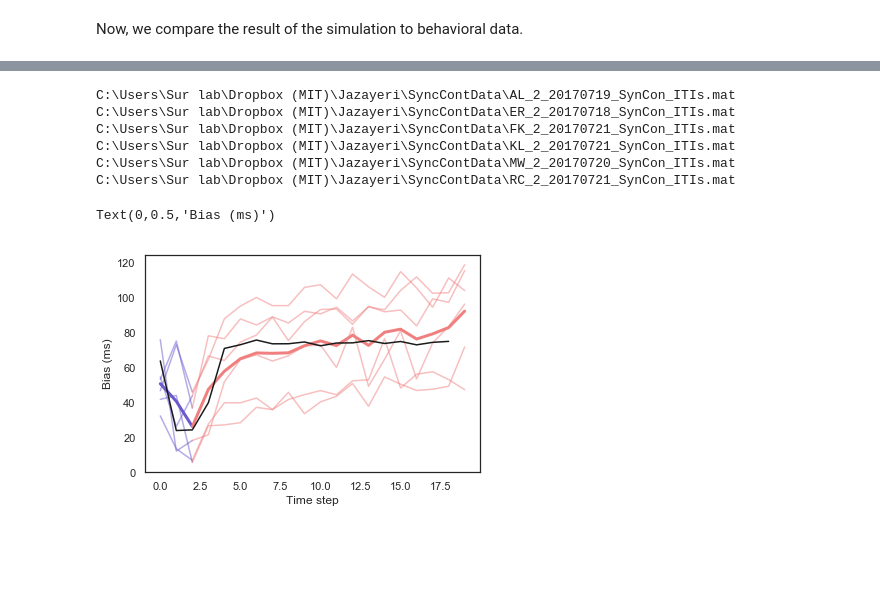
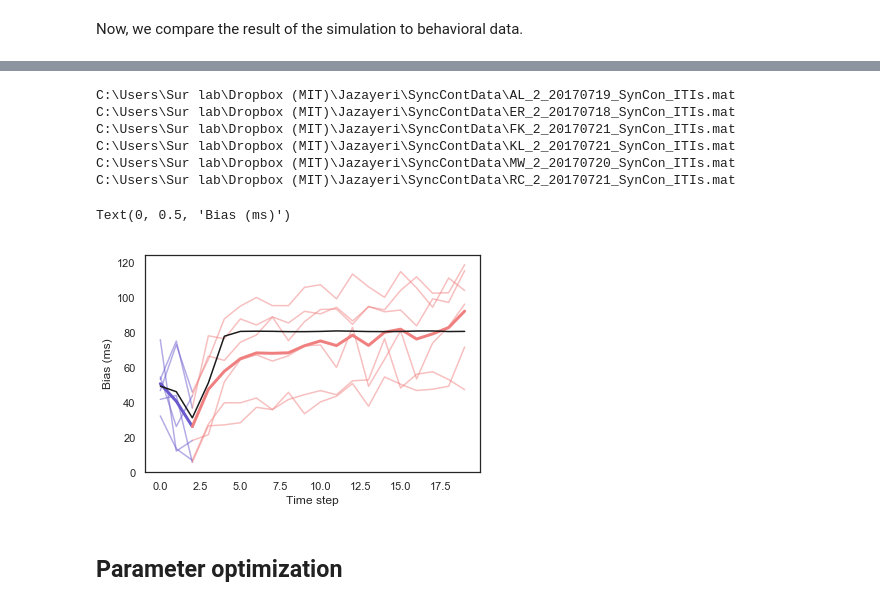
Before and after one commit to jazlab/SE_NL_MJ_2020, a Jupyter notebook: SynchronizationNetwork_noise.ipynb, the cells around one changed output, grey strips where cells are left out. Saved outputs shown, nothing was run; the diff lists cells and outputs as text; code cells hidden in the pictures; blank space fills up the shorter version.

```diff
--- a/SynchronizationNetwork_noise.ipynb
+++ b/SynchronizationNetwork_noise.ipynb
@@ -476,24 +487,22 @@ def dual_process_model_generalized(state_init, params, niter, durations):
 
     return u_sim, v_sim, y_sim, I_lst, sig_lst, u_p, v_p, y_p, I_p, production_lst
 # %%
-def simulate_synchronization2(ntrials=1, durations=[600, 600, 600, 600, 1000, 600, 600], sigma=0, K=3.0, initI=0.7, alpha=0.5):
+def simulate_synchronization2(sigma, K, initI, alpha, ntrials=1, durations=[600, 600, 600, 600, 1000, 600, 600]):
     # Initial run
     #ntrials = 1000
     #duration = 600 #ms
     #nstages = 10
-    PARAMS_DICT['sigma'] = sigma
-    PARAMS_DICT['K'] = K
-    PARAMS_DICT['alpha'] = alpha
 
     nbin = int(sum(np.divide(durations,PARAMS_DICT['dt'])))
     #print(nbin)
     state_init = [np.ones(ntrials) * initI,
-                  np.ones(ntrials) * 0.87,
-                  np.ones(ntrials) * 0.25,
-                  np.ones(ntrials) * 0.5,
+                  np.ones(ntrials) * PARAMS_DICT['uinit'],
+                  np.ones(ntrials) * PARAMS_DICT['vinit'],
+                  np.ones(ntrials) * PARAMS_DICT['yinit'],
                   0.0]
 
-    usim, vsim, ysim, Ilst, siglst, u_p, v_p, y_p, I_p, production_lst = dual_process_model_generalized(state_init, PARAMS_DICT, nbin, durations)
+    usim, vsim, ysim, Ilst, siglst, u_p, v_p, y_p, I_p, production_lst = dual_process_model_generalized(state_init,
+                                                                        PARAMS_DICT, nbin, durations, sigma, K, alpha)
 
 
     return usim, vsim, ysim, Ilst, siglst, u_p, v_p, y_p, I_p, np.array(production_lst)
@@ -616,9 +625,9 @@ durs = np.linspace(500, 850, 5)
 meanITIs = []
 
 for interval in durs:
-    usim, vsim, ysim, Ilst, siglst, u_p, v_p, y_p, I_p, production_lst = simulate_synchronization2(ntrials=100,
-                                                                               durations=[interval] * 4 + [20000],
-                                                                               sigma=0.01, K=2.5, initI=0.77, alpha = 0.05)
+    usim, vsim, ysim, Ilst, siglst, u_p, v_p, y_p, I_p, production_lst = simulate_synchronization2(sigma=0.01, K=2.5,
+                                                                            initI=0.77, alpha = 0.05, ntrials=100,
+                                                                               durations=[interval] * 4 + [20000])
 
     # Find the IPI (inter-production interval)
     ipi_lst = []
@@ -759,12 +767,13 @@ def find_bias_all(IPI_mean, durs, tmax):
 
     return np.sqrt(np.nanmean(Bias**2, axis=1)) * 1000
 # %%
-dirlst = glob.glob('C:\Users\Sur lab\Dropbox (MIT)\Jazayeri\SyncContData\*_2_*ITIs.mat')
+dirlst = glob.glob('C:\\Users\\Sur lab\\Dropbox (MIT)\\Jazayeri\\SyncContData\\*_2_*ITIs.mat')
 # %%
 def simulate_sync_cont_bias(ntrials, sigma, K, initI, alpha):
     '''Simulate synchronization continuation and return the array of bias'''
-    durs = np.linspace(500, 850, 5)
+    durs = np.linspace(550, 817, 5)
     meanITIs = []
+    stdITIs = []
 
     for interval in durs:
         usim, vsim, ysim, Ilst, siglst, u_p, v_p, y_p, I_p, production_lst = simulate_synchronization2(ntrials=ntrials,
@@ -776,14 +785,22 @@ def simulate_sync_cont_bias(ntrials, sigma, K, initI, alpha):
         for i in range(production_lst.shape[1]):
             single_production = production_lst[:,i]
             #print(len(np.nonzero(single_production)[0]))
-            ipi_lst.append(np.diff(np.nonzero(single_production)[0])[1:20])
+            ipi_lst.append(np.diff(np.nonzero(single_production)[0])[1:21])
         meanline = np.mean(np.array(ipi_lst), axis=0)
+        stdline = np.std(np.array(ipi_lst), axis=0)
         meanITIs.append(meanline)
+        stdITIs.append(stdline)
 
     meanITIs = np.array(meanITIs)
+    #print(meanITIs)
+    stdITIs = np.array(stdITIs)
+    #print(stdITIs)
+
     bias_individual = meanITIs * 10 - durs[:,np.newaxis]
     bias_all_sim = np.sum(bias_individual**2, axis=0)
-    return np.sqrt(bias_all_sim) / len(durs)
+    std_all_sim = np.sum(stdITIs**2, axis=0)
+
+    return np.sqrt(bias_all_sim) / len(durs), np.sqrt(std_all_sim) / len(durs)
 # %%
 # Load the processed data
 plotlst = [0,3,4,5,6,7]
@@ -792,34 +809,38 @@ bias_all_lst = np.zeros((len(plotlst), tmax))
 color1 = 'slateblue'
 color2 = 'lightcoral'
 
 for id, i in enumerate(plotlst):
     filename = dirlst[i]
     print(filename)
     data = scipy.io.loadmat(filename)
     durs = data['durs'].flatten()
     splits = data['allDur_splits']
 
     # Plot the mean IPI
     IPI_mean = data['allDur_mean'][0]
     bias = find_bias_all(IPI_mean, durs, tmax=tmax)
     bias_all_lst[id,:] = bias
     plt.plot(bias[:3], color1, alpha=0.5)
     plt.plot(range(2,20), bias[2:], color2, alpha=0.5)
 
-bias_sim = simulate_sync_cont_bias(ntrials=20, sigma=0.01, K=3.5, initI=0.755, alpha=0.25)
+#bias_sim_mean, bias_sim_std = simulate_sync_cont_bias(ntrials=21, sigma=0.01, K=3.5, initI=0.755, alpha=0.25)
+bias_sim_mean, bias_sim_std = simulate_sync_cont_bias(ntrials=1000, sigma=0.01, K=1.13, initI=0.763, alpha=0.2)
+#1.1666867783815724 0.7658983506973202 0.1900332359160799
 
 ## Plot Figure 8e
 plt.plot(np.nanmean(bias_all_lst,axis=0)[:3], color1, linewidth=3)
 plt.plot(range(2,20), np.nanmean(bias_all_lst,axis=0)[2:], color2, linewidth=3)
-plt.plot(bias_sim, 'k')
+plt.plot(bias_sim_mean, 'k')
 plt.xlabel('Time step')
 plt.ylabel('Bias (ms)')
 # %% [output]
 C:\Users\Sur lab\Dropbox (MIT)\Jazayeri\SyncContData\AL_2_20170719_SynCon_ITIs.mat
 C:\Users\Sur lab\Dropbox (MIT)\Jazayeri\SyncContData\ER_2_20170718_SynCon_ITIs.mat
 C:\Users\Sur lab\Dropbox (MIT)\Jazayeri\SyncContData\FK_2_20170721_SynCon_ITIs.mat
 C:\Users\Sur lab\Dropbox (MIT)\Jazayeri\SyncContData\KL_2_20170721_SynCon_ITIs.mat
 C:\Users\Sur lab\Dropbox (MIT)\Jazayeri\SyncContData\MW_2_20170720_SynCon_ITIs.mat
 C:\Users\Sur lab\Dropbox (MIT)\Jazayeri\SyncContData\RC_2_20170721_SynCon_ITIs.mat
-Text(0,0.5,'Bias (ms)')
+Text(0, 0.5, 'Bias (ms)')
-[figure, old version]
+[figure, new version]
+# %% [markdown]
+## Parameter optimization
```
Also changed, not shown: parts of 10 cells of this notebook.
